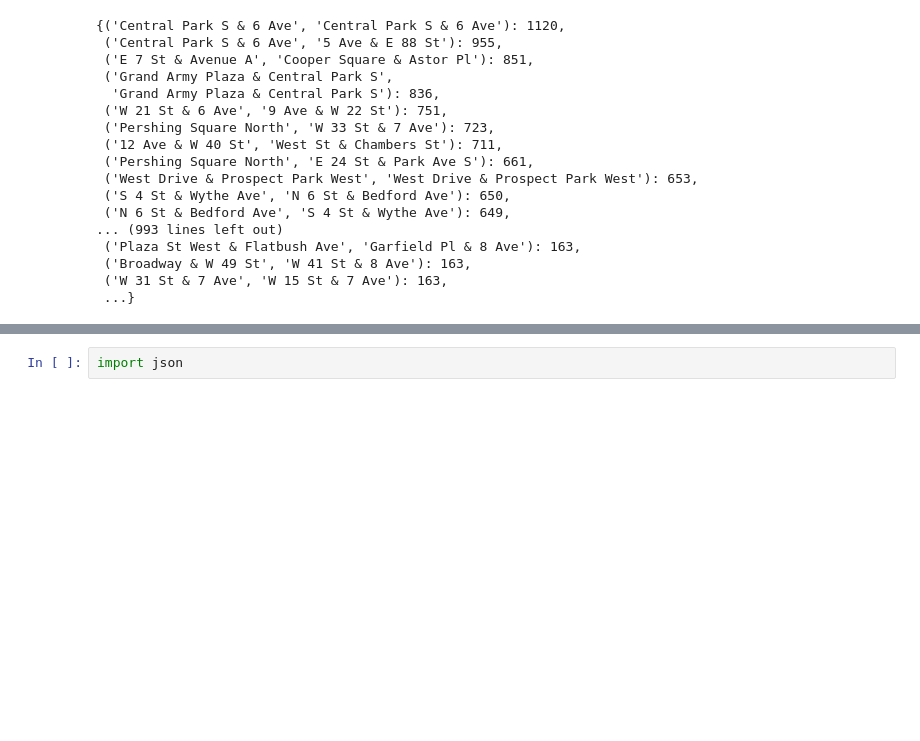
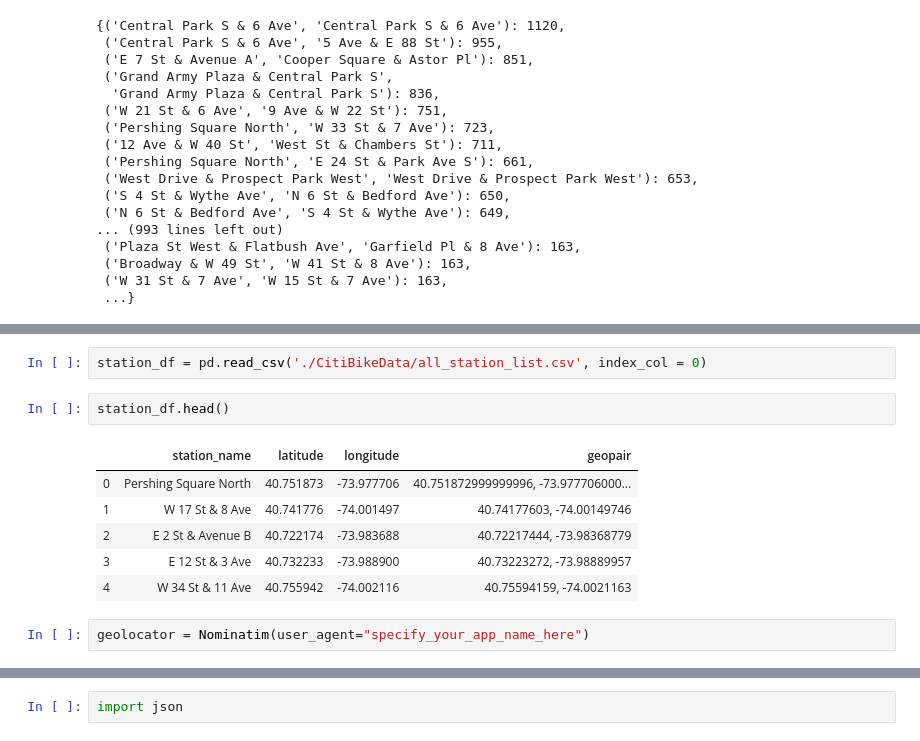
Before and after one commit to zhangym1256/Citi-Bike-Capstone, a Jupyter notebook: Hanbo/RandomAttempt.ipynb, the cells around one changed output, grey strips where cells are left out. Drawn from its saved outputs; the diff is of its cells as text; blank space fills up the shorter version.

```diff
--- a/Hanbo/RandomAttempt.ipynb
+++ b/Hanbo/RandomAttempt.ipynb
@@ -186,0 +248,13 @@ routename_dict
+# %%
+station_df = pd.read_csv('./CitiBikeData/all_station_list.csv', index_col = 0)
+# %%
+station_df.head()
+# %% [output]
+|  | station_name | latitude | longitude | geopair |
+| 0 | Pershing Square North | 40.751873 | -73.977706 | 40.751872999999996, -73.977706000... |
+| 1 | W 17 St & 8 Ave | 40.741776 | -74.001497 | 40.74177603, -74.00149746 |
+| 2 | E 2 St & Avenue B | 40.722174 | -73.983688 | 40.72217444, -73.98368779 |
+| 3 | E 12 St & 3 Ave | 40.732233 | -73.988900 | 40.73223272, -73.98889957 |
+| 4 | W 34 St & 11 Ave | 40.755942 | -74.002116 | 40.75594159, -74.0021163 |
+# %%
+geolocator = Nominatim(user_agent="specify_your_app_name_here")
```
Also changed, not shown: parts of 41 cells of this notebook, 5 other files.
